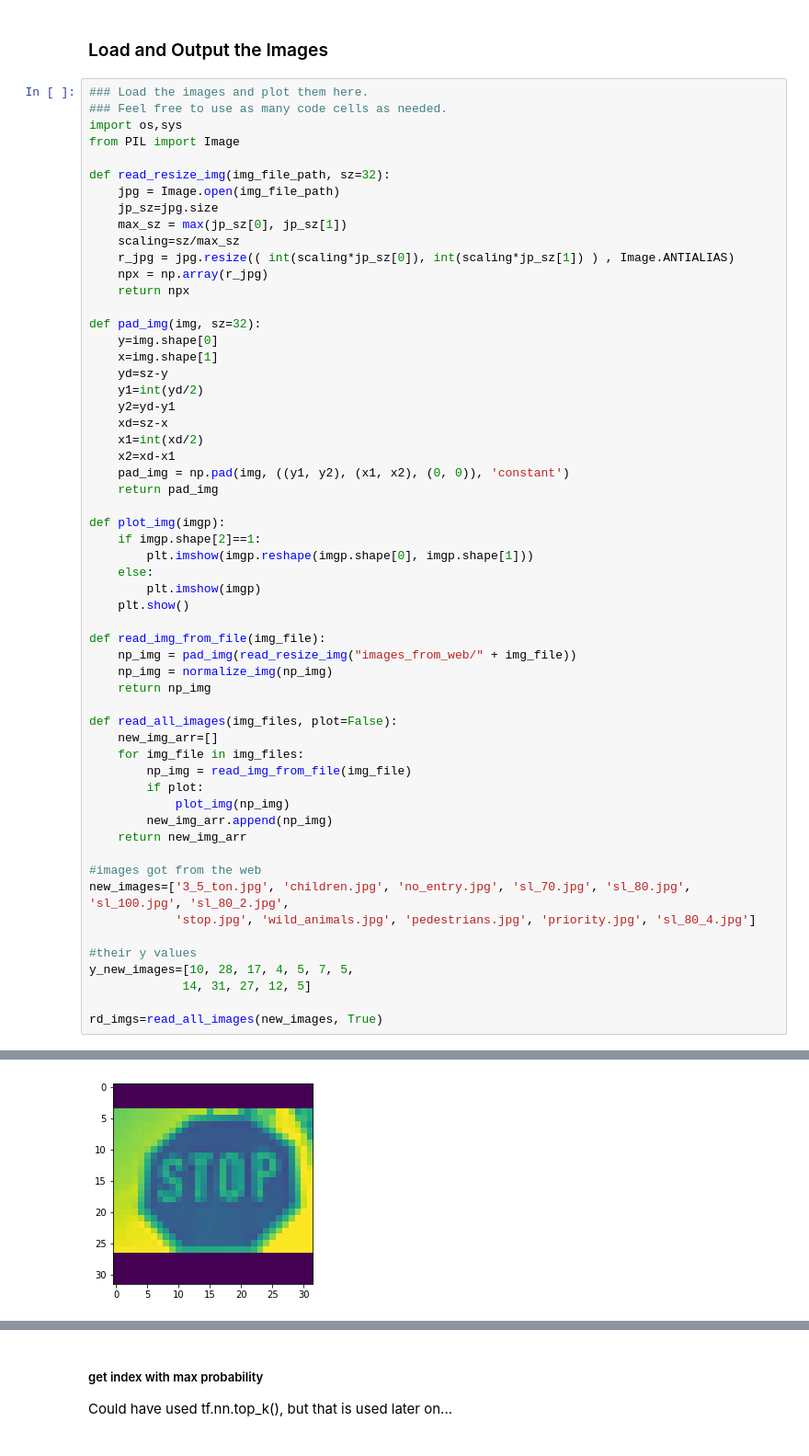
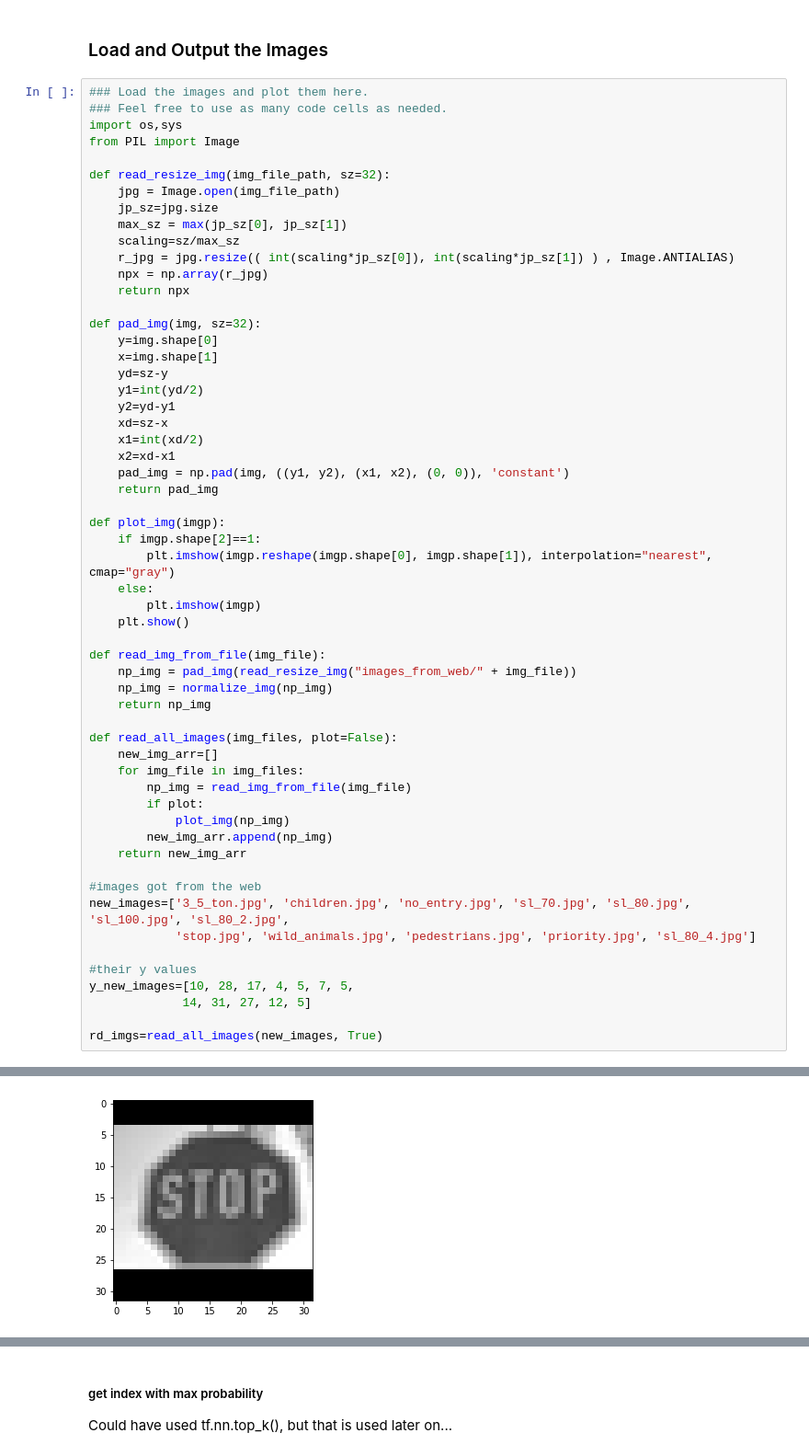
Before and after one commit to khushn/carnd_p2, a Jupyter notebook: Traffic_Sign_Classifier.ipynb, the cells around one changed output, grey strips where cells are left out. Shown at 92% size. Drawn from its saved outputs; the diff is of its cells as text.

```diff
--- a/Traffic_Sign_Classifier.ipynb
+++ b/Traffic_Sign_Classifier.ipynb
@@ -412,7 +446,7 @@ def pad_img(img, sz=32):
 
 def plot_img(imgp):
     if imgp.shape[2]==1:
-        plt.imshow(imgp.reshape(imgp.shape[0], imgp.shape[1]))
+        plt.imshow(imgp.reshape(imgp.shape[0], imgp.shape[1]), interpolation="nearest", cmap="gray")
     else:
         plt.imshow(imgp)
     plt.show()
@@ -451 +485 @@ rd_imgs=read_all_images(new_images, True)
-[figure, old version]
+[figure, new version]
```
Also changed, not shown: parts of 14 cells of this notebook.
